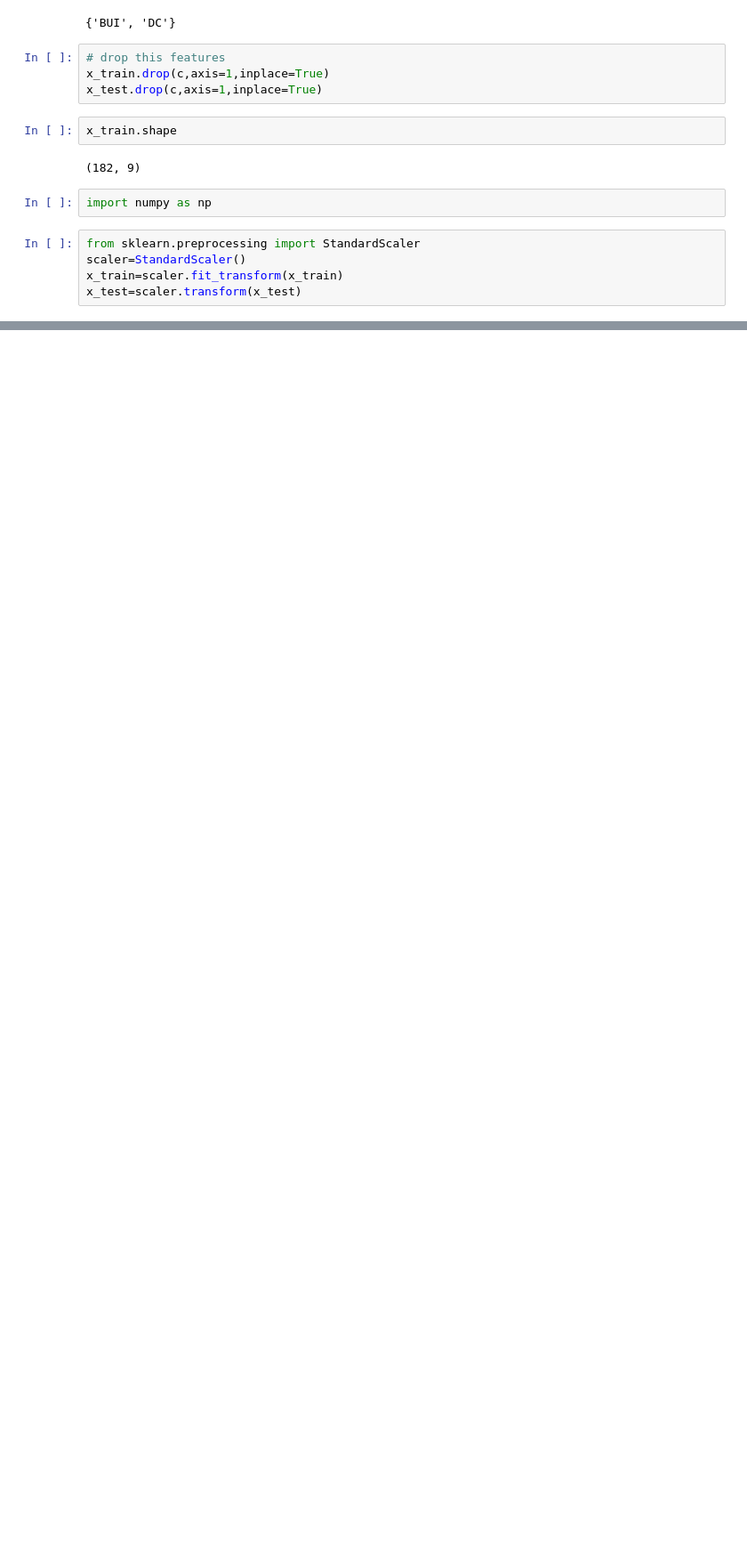
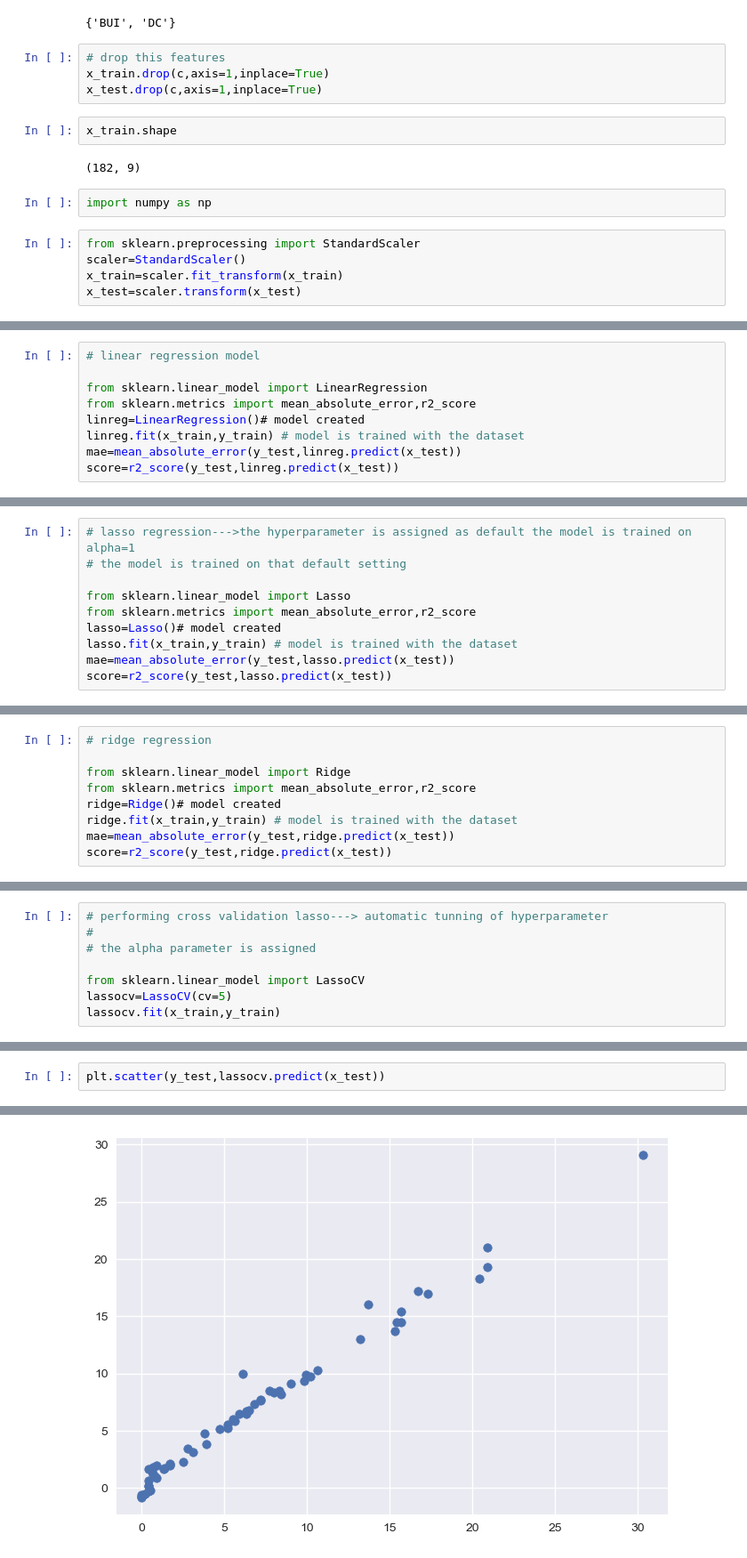
Before and after one commit to SARWAGYASHAH/implementing-linear-regression, a Jupyter notebook: project.ipynb, the cells around one changed output, grey strips where cells are left out. Shown at 89% size. Saved outputs shown, nothing was run; the diff lists cells and outputs as text; blank space fills up the shorter version.

```diff
--- a/project.ipynb
+++ b/project.ipynb
@@ -642,0 +627,9 @@ array([[-0.84284248,  0.78307967,  1.29972026, ..., -0.62963326,
+# %%
+# linear regression model
+
+from sklearn.linear_model import LinearRegression
+from sklearn.metrics import mean_absolute_error,r2_score
+linreg=LinearRegression()# model created
+linreg.fit(x_train,y_train) # model is trained with the dataset
+mae=mean_absolute_error(y_test,linreg.predict(x_test))
+score=r2_score(y_test,linreg.predict(x_test))
@@ -642,0 +640,10 @@ array([[-0.84284248,  0.78307967,  1.29972026, ..., -0.62963326,
+# %%
+# lasso regression--->the hyperparameter is assigned as default the model is trained on alpha=1
+# the model is trained on that default setting
+
+from sklearn.linear_model import Lasso
+from sklearn.metrics import mean_absolute_error,r2_score
+lasso=Lasso()# model created
+lasso.fit(x_train,y_train) # model is trained with the dataset
+mae=mean_absolute_error(y_test,lasso.predict(x_test))
+score=r2_score(y_test,lasso.predict(x_test))
@@ -642,0 +654,9 @@ array([[-0.84284248,  0.78307967,  1.29972026, ..., -0.62963326,
+# %%
+# ridge regression
+
+from sklearn.linear_model import Ridge
+from sklearn.metrics import mean_absolute_error,r2_score
+ridge=Ridge()# model created
+ridge.fit(x_train,y_train) # model is trained with the dataset
+mae=mean_absolute_error(y_test,ridge.predict(x_test))
+score=r2_score(y_test,ridge.predict(x_test))
@@ -642,0 +667,8 @@ array([[-0.84284248,  0.78307967,  1.29972026, ..., -0.62963326,
+# %%
+# performing cross validation lasso---> automatic tunning of hyperparameter
+#
+# the alpha parameter is assigned
+
+from sklearn.linear_model import LassoCV
+lassocv=LassoCV(cv=5)
+lassocv.fit(x_train,y_train)
@@ -642,0 +682,3 @@ array([[-0.84284248,  0.78307967,  1.29972026, ..., -0.62963326,
+# %%
+plt.scatter(y_test,lassocv.predict(x_test))
+# %% [output]
@@ -642,0 +686 @@ array([[-0.84284248,  0.78307967,  1.29972026, ..., -0.62963326,
+[figure, added]
```
Also changed, not shown: parts of 8 cells of this notebook, 6 other files.
